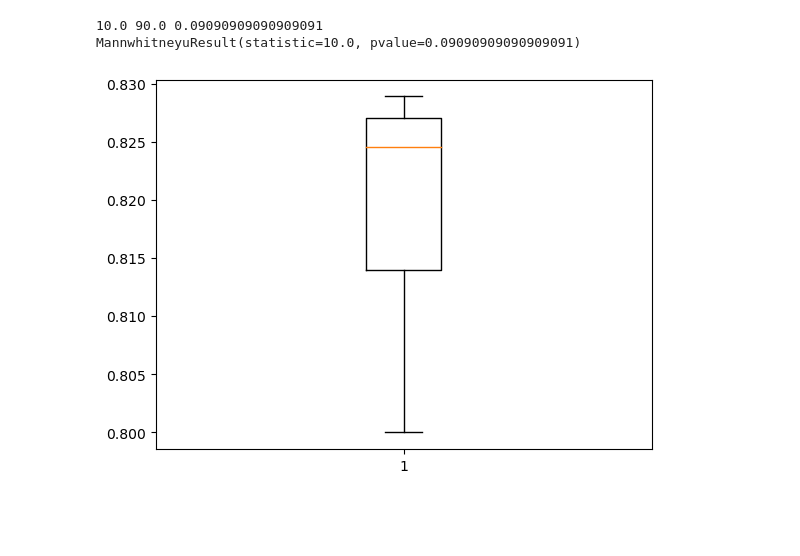
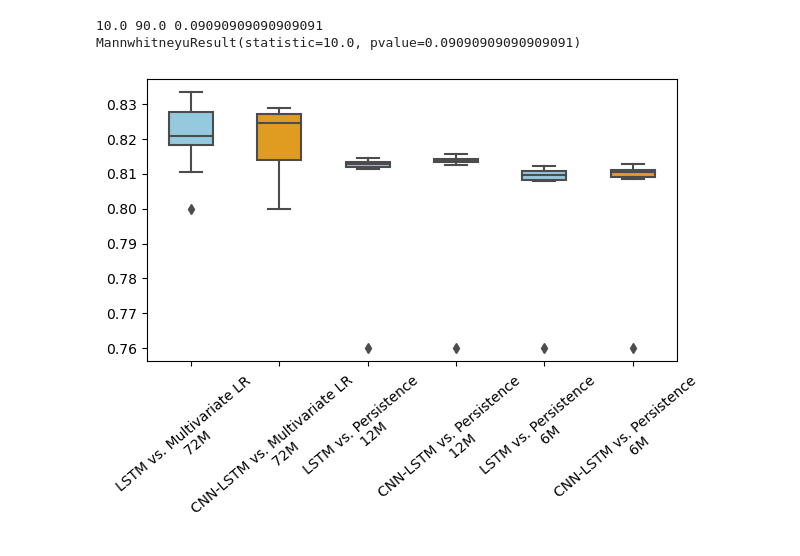
Before and after one commit to TheTrueSquirrel/thesis_spring_2023, a Jupyter notebook: statistical_tests.ipynb, the cells around one changed output. Saved outputs shown, nothing was run; the diff lists cells and outputs as text; code cells hidden in the pictures; blank space fills up the shorter version.

```diff
--- a/statistical_tests.ipynb
+++ b/statistical_tests.ipynb
@@ -59,20 +55,55 @@ print(mannwhitneyu(group1, group2, use_continuity=True, alternative='greater'))
 # %% [output]
 10.0 90.0 0.09090909090909091
 MannwhitneyuResult(statistic=10.0, pvalue=0.09090909090909091)
-# %%
-# Import libraries
-import matplotlib.pyplot as plt
-import numpy as np
-
-
-# Creating dataset
-np.random.seed(10)
-data = CNN_LSTM_45_72M.F1.tolist()
-data.append(.8)
-# Creating plot
-plt.boxplot(data, whis=1.5)
-
-# show plot
-plt.show()
-# %% [output]
-[figure, removed]
+# %%
+# Import libraries
+import seaborn as sns
+import matplotlib.pyplot as plt
+
+LSTM_45_72M_box = LSTM_45_72M.F1.tolist()
+LSTM_45_72M_box.append(.8)
+
+LSTM_45_12M_box = LSTM_45_12M.F1.tolist()
+LSTM_45_12M_box.append(.76)
+
+LSTM_45_6M_box = LSTM_45_6M.F1.tolist()
+LSTM_45_6M_box.append(.76)
+
+CNN_LSTM_45_72M_box = CNN_LSTM_45_72M.F1.tolist()
+CNN_LSTM_45_72M_box.append(.8)
+
+CNN_LSTM_45_12M_box = CNN_LSTM_45_12M.F1.tolist()
+CNN_LSTM_45_12M_box.append(.76)
+
+CNN_LSTM_45_6M_box = CNN_LSTM_45_6M.F1.tolist()
+CNN_LSTM_45_6M_box.append(.76)
+
+# Creating a list of all datasets
+data_to_plot = [LSTM_45_72M_box, CNN_LSTM_45_72M_box, LSTM_45_12M_box,
+                CNN_LSTM_45_12M_box, LSTM_45_6M_box, CNN_LSTM_45_6M_box]
+
+# Labels for each dataset
+labels = ['LSTM vs. Multivariate LR \n 72M', 'CNN-LSTM vs. Multivariate LR \n 72M', 'LSTM vs. Persistence \n 12M',
+          'CNN-LSTM vs. Persistence \n 12M', 'LSTM vs. Persistence \n 6M', 'CNN-LSTM vs. Persistence \n 6M']
+
+# Creating plot
+fig, ax = plt.subplots()
+
+# Colors for each boxplot
+colors = ['skyblue', 'orange', 'skyblue', 'orange', 'skyblue', 'orange']
+
+# Using seaborn's boxplot function to add each boxplot to the graph
+sns.boxplot(data=data_to_plot, orient='v', width=0.5, palette=colors, ax=ax)
+
+# Setting x-axis labels and title
+ax.set_xticklabels(labels)
+# ax.set_title('Boxplot of F1 scores')
+
+# Rotating x-axis labels for better visibility
+plt.xticks(rotation=40)
+
+plt.tight_layout()
+plt.savefig('graphs/Boxplot.png')
+plt.show()
+# %% [output]
+[figure, added]
```
Also changed, not shown: parts of 2 cells of this notebook, 4 other files.
